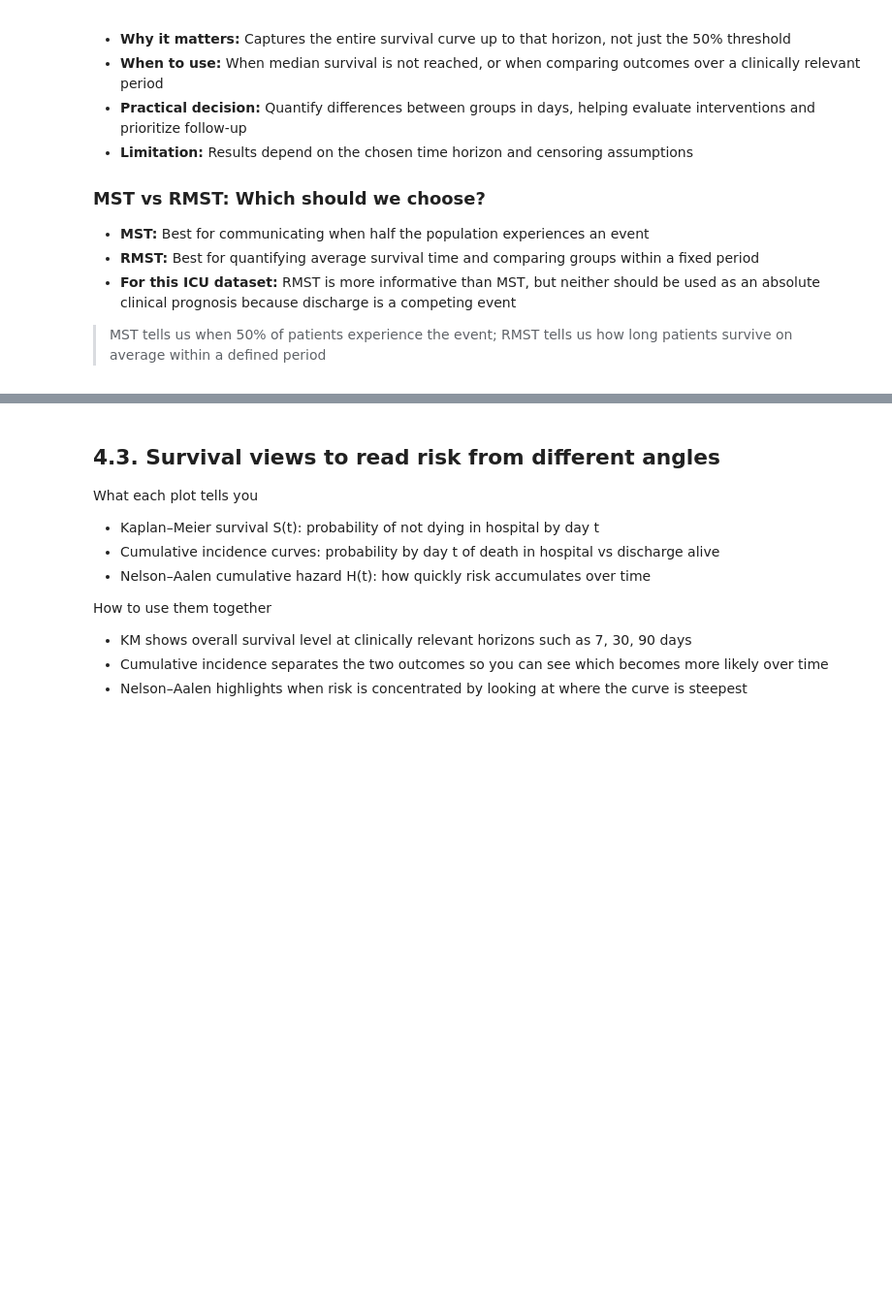
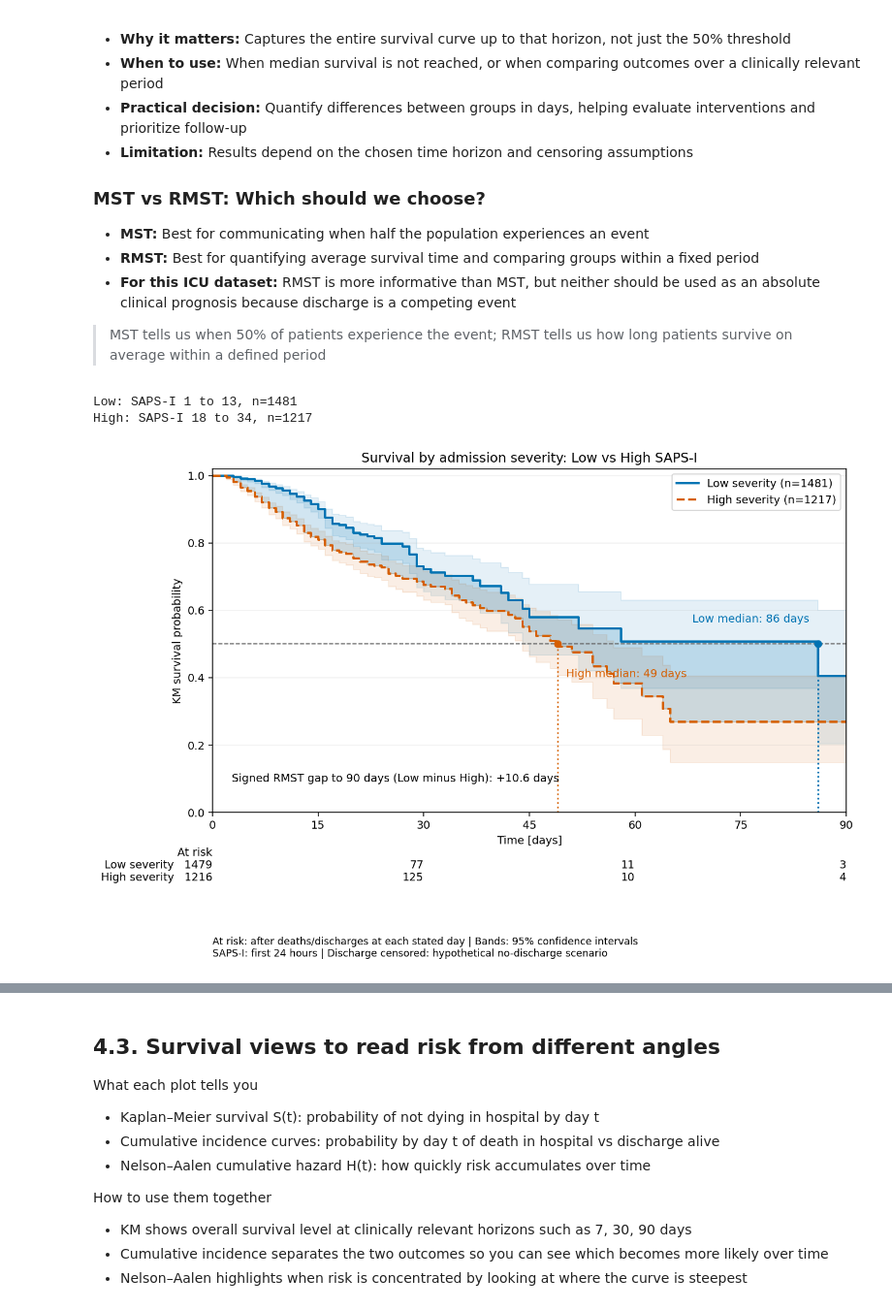
Before and after one commit to IE-ML-for-Healthcare/ICU_Survival_analysis, a Jupyter notebook: 01_ICU_Survival_analysis_KM.ipynb, the cells around one changed output, grey strips where cells are left out. Shown at 97% size. Cells and saved outputs as stored; diff of their text form; code cells hidden in the pictures; blank space fills up the shorter version.

Commit message:
Implement code changes to enhance functionality and improve performance

```diff
--- a/01_ICU_Survival_analysis_KM.ipynb
+++ b/01_ICU_Survival_analysis_KM.ipynb
@@ -487,3 +487,65 @@ display(rmst_table)
 - **For this ICU dataset:** RMST is more informative than MST, but neither should be used as an absolute clinical prognosis because discharge is a competing event
 
 >MST tells us when 50% of patients experience the event; RMST tells us how long patients survive on average within a defined period
+# %%
+# Compare low and high Simplified Acute Physiology Score I (SAPS-I) groups
+# Work on a copy; exclude negative scores and the middle tertile
+severity_data = ICU.loc[ICU["SAPS-I"].ge(0), ["SAPS-I", "duration", "event"]].copy()
+severity_data["group"] = pd.qcut(severity_data["SAPS-I"], 3, labels=["low", "mid", "high"])
+severity_groups = {name: severity_data.loc[severity_data["group"] == name] for name in ["low", "high"]}
+severity_fits = {}
+for severity_name, severity_group in severity_groups.items():
+    severity_fits[severity_name] = KaplanMeierFitter().fit(
+        severity_group["duration"], severity_group["event"],
+        label=f"{severity_name.capitalize()} severity (n={len(severity_group)})"
+    )
+    print(f"{severity_name.capitalize()}: SAPS-I {severity_group['SAPS-I'].min():g} to "
+          f"{severity_group['SAPS-I'].max():g}, n={len(severity_group)}")
+
+# Shared jump times keep shading aligned with the KM step functions
+severity_grid = np.unique(np.concatenate([[0, 90], *[fit.timeline[fit.timeline < 90] for fit in severity_fits.values()]]))
+severity_low = severity_fits["low"].predict(severity_grid).to_numpy()
+severity_high = severity_fits["high"].predict(severity_grid).to_numpy()
+severity_gap90 = float(np.sum(np.diff(severity_grid) * (severity_low - severity_high)[:-1]))
+severity_colors = {"low": "#0072B2", "high": "#D55E00"}
+
+severity_fig, severity_ax = plt.subplots(figsize=(10, 7), dpi=140)
+for severity_name, severity_fit in severity_fits.items():
+    severity_fit.plot_survival_function(
+        ax=severity_ax, color=severity_colors[severity_name], ci_alpha=0.10,
+        linewidth=2, linestyle="-" if severity_name == "low" else "--"
+    )
+    severity_median = float(severity_fit.median_survival_time_)
+    if np.isfinite(severity_median) and severity_median <= 90:
+        severity_ax.vlines(severity_median, 0, 0.5, color=severity_colors[severity_name], linestyle=":")
+        severity_ax.scatter([severity_median], [0.5], color=severity_colors[severity_name], zorder=5)
+        severity_ax.annotate(
+            f"{severity_name.capitalize()} median: {severity_median:g} days", (severity_median, 0.5),
+            xytext=(-8, 20) if severity_name == "low" else (8, -30), textcoords="offset points",
+            ha="right" if severity_name == "low" else "left", color=severity_colors[severity_name]
+        )
+    else:
+        print(f"{severity_name.capitalize()}: median not reached by day 90")
+severity_ax.fill_between(severity_grid, severity_high,
+    severity_high + np.maximum(severity_low - severity_high, 0), step="post", color=severity_colors["low"], alpha=0.18)
+severity_ax.fill_between(severity_grid, severity_high,
+    severity_high + np.minimum(severity_low - severity_high, 0), step="post", color=severity_colors["high"], alpha=0.18)
+severity_ax.axhline(0.5, color="0.4", linestyle="--", linewidth=1)
+severity_ax.text(0.03, 0.09, f"Signed RMST gap to 90 days (Low minus High): {severity_gap90:+.1f} days",
+                 transform=severity_ax.transAxes, fontsize=10)
+severity_ax.set(title="Survival by admission severity: Low vs High SAPS-I",
+                xlabel="Time [days]", ylabel="KM survival probability", xlim=(0, 90), ylim=(0, 1.02))
+severity_ax.set_xticks([0, 15, 30, 45, 60, 75, 90])
+severity_ax.grid(axis="y", alpha=0.2)
+severity_ax.legend(loc="upper right")
+add_at_risk_counts(*severity_fits.values(), ax=severity_ax, rows_to_show=["At risk"],
+                   labels=["Low severity", "High severity"], xticks=[0, 30, 60, 90], ypos=-0.43)
+severity_fig.subplots_adjust(left=0.17, right=0.97, top=0.92, bottom=0.30)
+severity_fig.text(0.17, 0.04,
+    "At risk: after deaths/discharges at each stated day | Bands: 95% confidence intervals\n"
+    "SAPS-I: first 24 hours | Discharge censored: hypothetical no-discharge scenario", fontsize=9)
+plt.show()
+# %% [output]
+Low: SAPS-I 1 to 13, n=1481
+High: SAPS-I 18 to 34, n=1217
+[figure, added]
```
Also changed, not shown: parts of 2 cells of this notebook.
